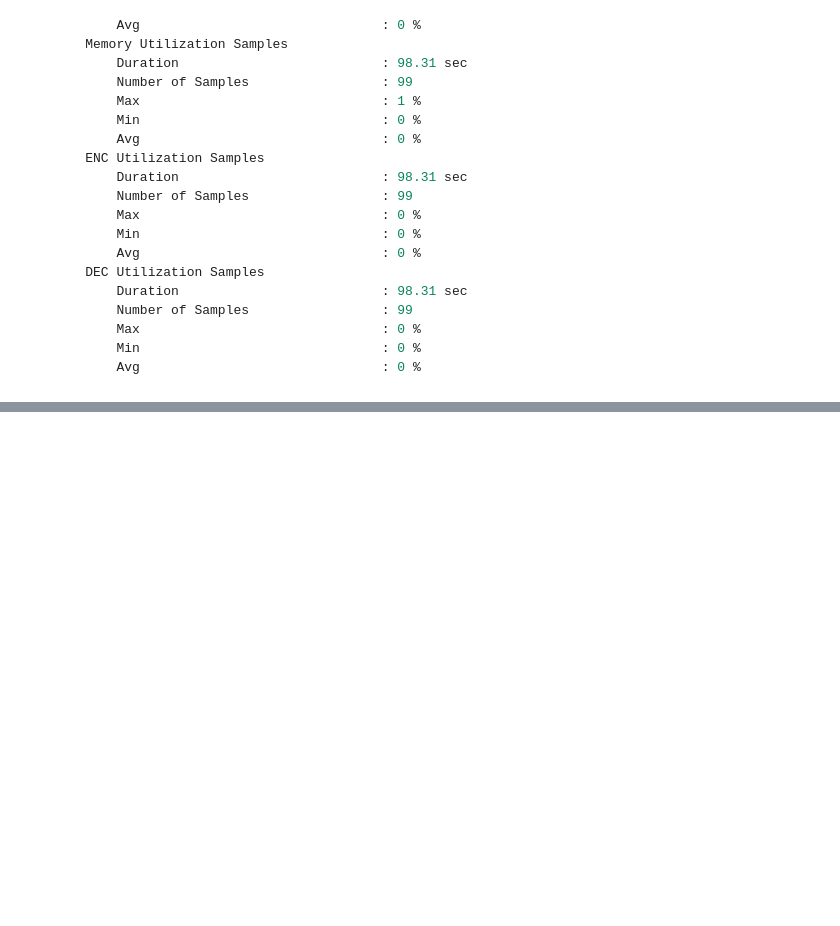
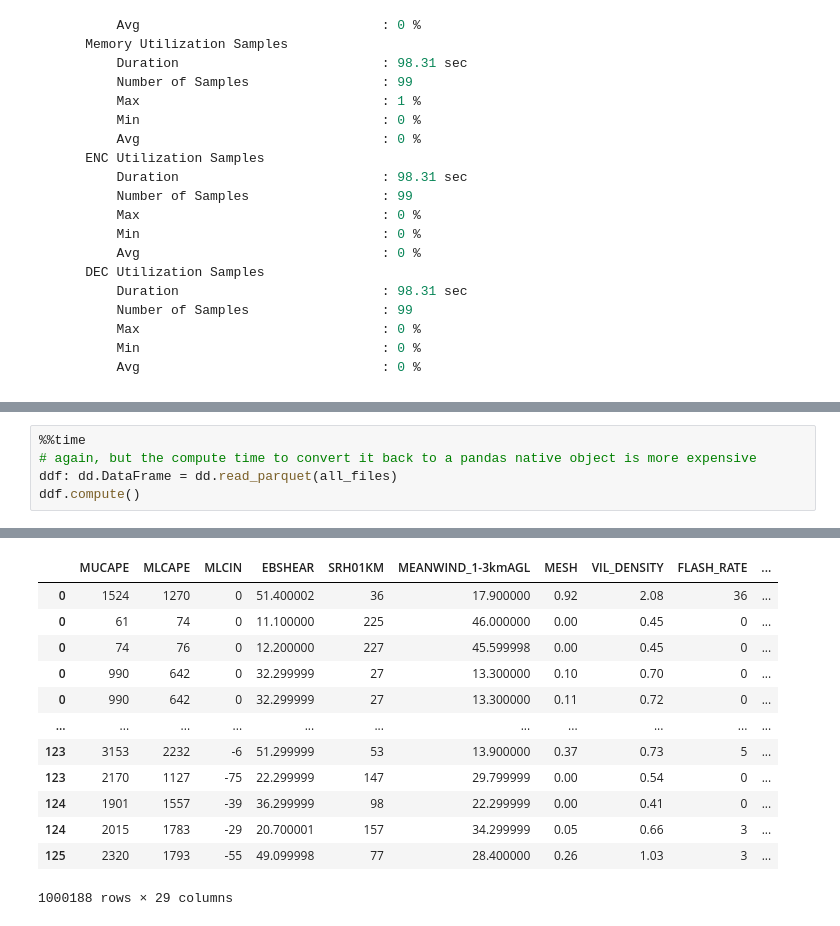
Before and after one commit to leaver2000/griblib, a Jupyter notebook: notebooks/probsevere/2.1-xfer-dask.ipynb, the cells around one changed output, grey strips where cells are left out. Saved outputs shown, nothing was run; the diff lists cells and outputs as text; blank space fills up the shorter version.

```diff
--- a/notebooks/probsevere/2.1-xfer-dask.ipynb
+++ b/notebooks/probsevere/2.1-xfer-dask.ipynb
@@ -125,0 +155,6 @@ ddf.compute()
+# %%
+%%time
+# again, but the compute time to convert it back to a pandas native object is more expensive
+ddf: dd.DataFrame = dd.read_parquet(all_files)
+ddf.compute()
+# %% [output]
@@ -126 +163,14 @@ ddf.compute()
+|  | MUCAPE | MLCAPE | MLCIN | EBSHEAR | SRH01KM | MEANWIND_1-3kmAGL | MESH | VIL_DENSITY | FLASH_RATE | ... |
+| 0 | 1524 | 1270 | 0 | 51.400002 | 36 | 17.900000 | 0.92 | 2.08 | 36 | ... |
+| 0 | 61 | 74 | 0 | 11.100000 | 225 | 46.000000 | 0.00 | 0.45 | 0 | ... |
+| 0 | 74 | 76 | 0 | 12.200000 | 227 | 45.599998 | 0.00 | 0.45 | 0 | ... |
+| 0 | 990 | 642 | 0 | 32.299999 | 27 | 13.300000 | 0.10 | 0.70 | 0 | ... |
+| 0 | 990 | 642 | 0 | 32.299999 | 27 | 13.300000 | 0.11 | 0.72 | 0 | ... |
+| ... | ... | ... | ... | ... | ... | ... | ... | ... | ... | ... |
+| 123 | 3153 | 2232 | -6 | 51.299999 | 53 | 13.900000 | 0.37 | 0.73 | 5 | ... |
+| 123 | 2170 | 1127 | -75 | 22.299999 | 147 | 29.799999 | 0.00 | 0.54 | 0 | ... |
+| 124 | 1901 | 1557 | -39 | 36.299999 | 98 | 22.299999 | 0.00 | 0.41 | 0 | ... |
+| 124 | 2015 | 1783 | -29 | 20.700001 | 157 | 34.299999 | 0.05 | 0.66 | 3 | ... |
+| 125 | 2320 | 1793 | -55 | 49.099998 | 77 | 28.400000 | 0.26 | 1.03 | 3 | ... |
+1000188 rows × 29 columns
 # %%
```
Also changed, not shown: parts of 15 cells of this notebook.
